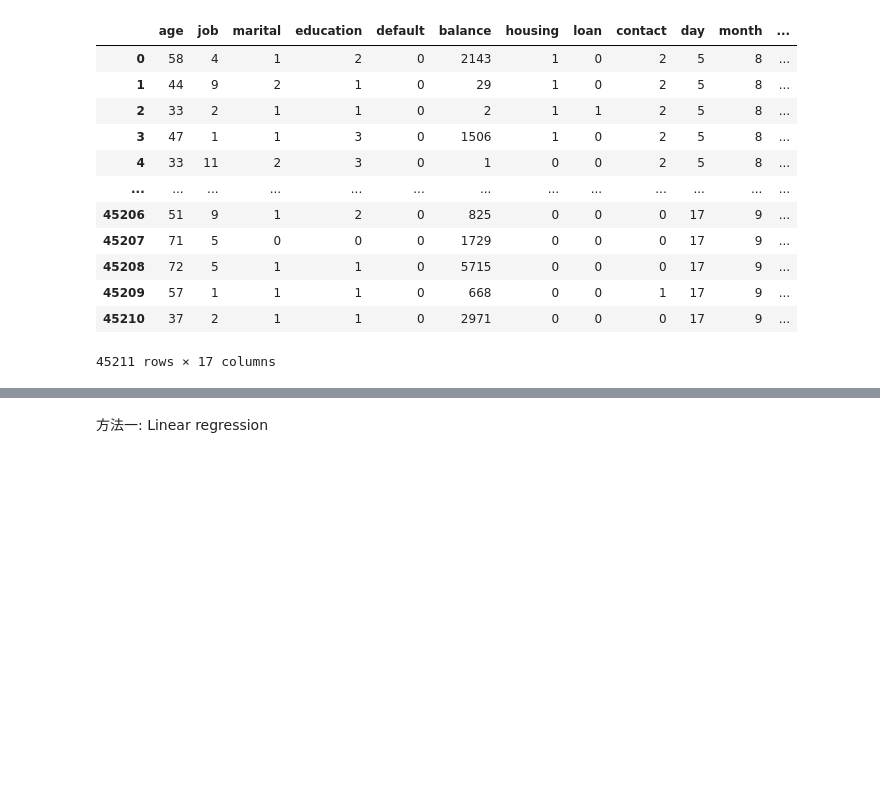
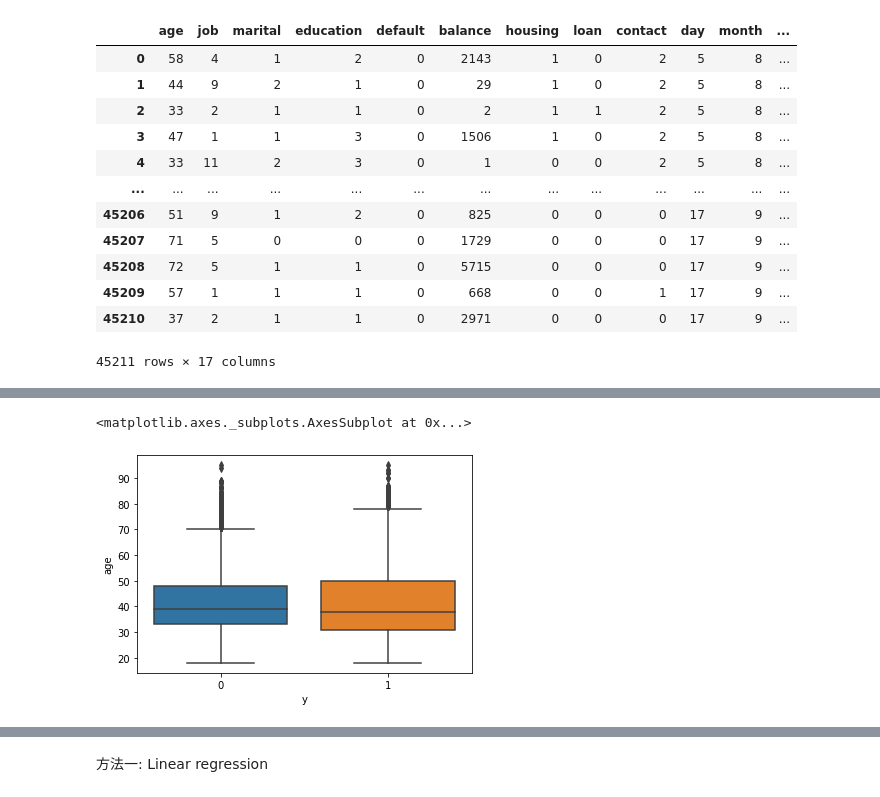
Before and after one commit to yulingchen628/1003, a Jupyter notebook: ML_HW02.ipynb, the cells around one changed output, grey strips where cells are left out. Saved outputs shown, nothing was run; the diff lists cells and outputs as text; code cells hidden in the pictures; blank space fills up the shorter version.

```diff
--- a/ML_HW02.ipynb
+++ b/ML_HW02.ipynb
@@ -78,0 +97,5 @@ data
+# %%
+sns.boxplot(data['y'],data['age'])
+# %% [output]
+<matplotlib.axes._subplots.AxesSubplot at 0x...>
+[figure, added]
```
Also changed, not shown: parts of 8 cells of this notebook.
